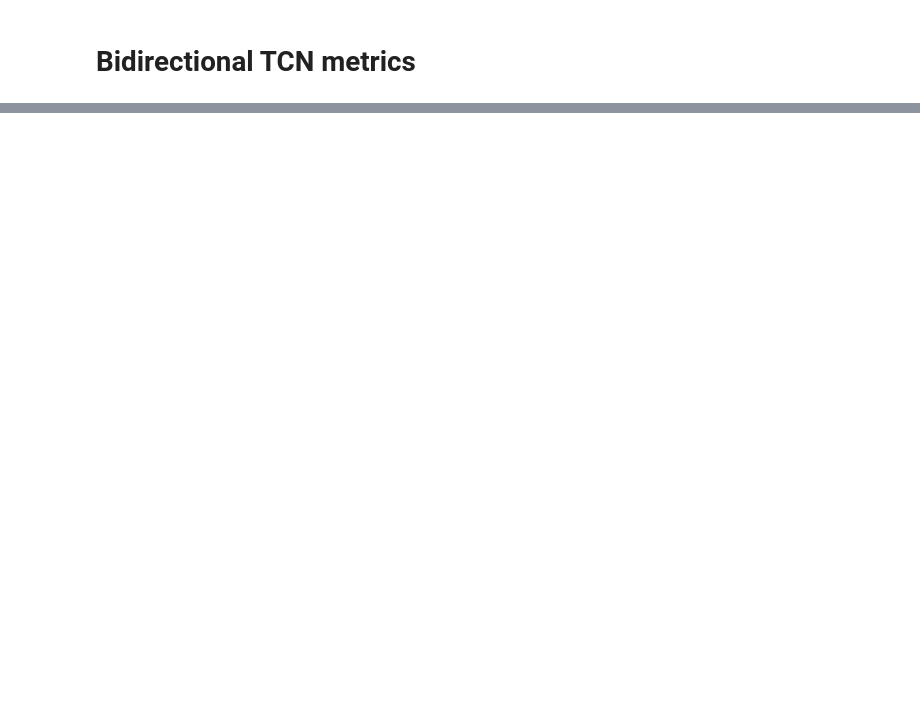
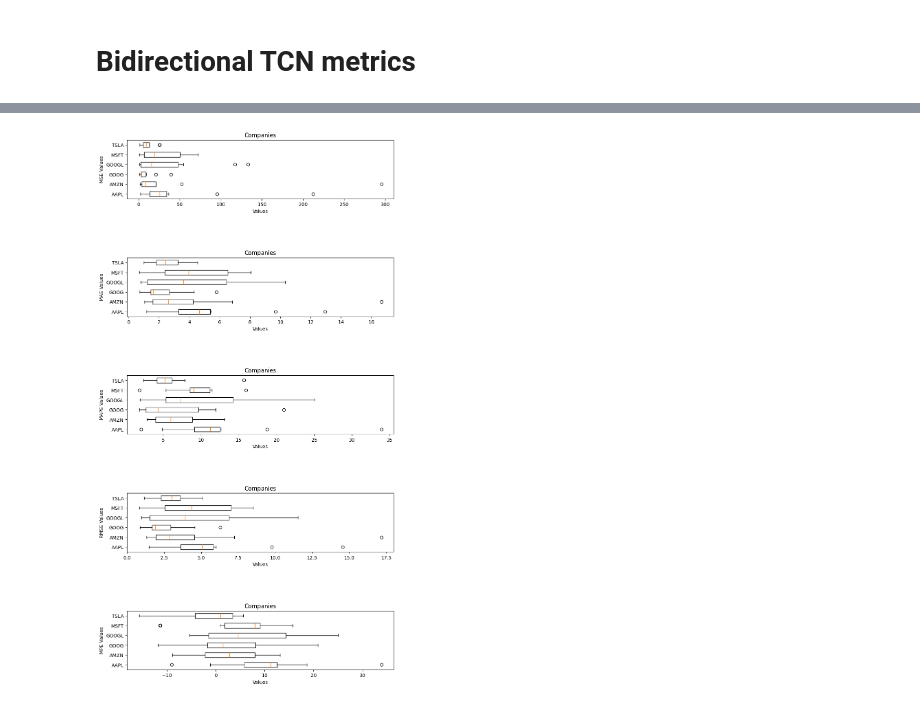
Before and after one commit to jmsb505/StockPredictionModels, a Jupyter notebook: Results/all_metrics.ipynb, the cells around one changed output, grey strips where cells are left out. Saved outputs shown, nothing was run; the diff lists cells and outputs as text; code cells hidden in the pictures; blank space fills up the shorter version.

```diff
--- a/Results/all_metrics.ipynb
+++ b/Results/all_metrics.ipynb
@@ -172,0 +311,4 @@ df_mbilstm
+# %%
+box_gen(df_bilstm_hyp)
+# %% [output]
+[figure, added]
```
Also changed, not shown: parts of 57 cells of this notebook.
